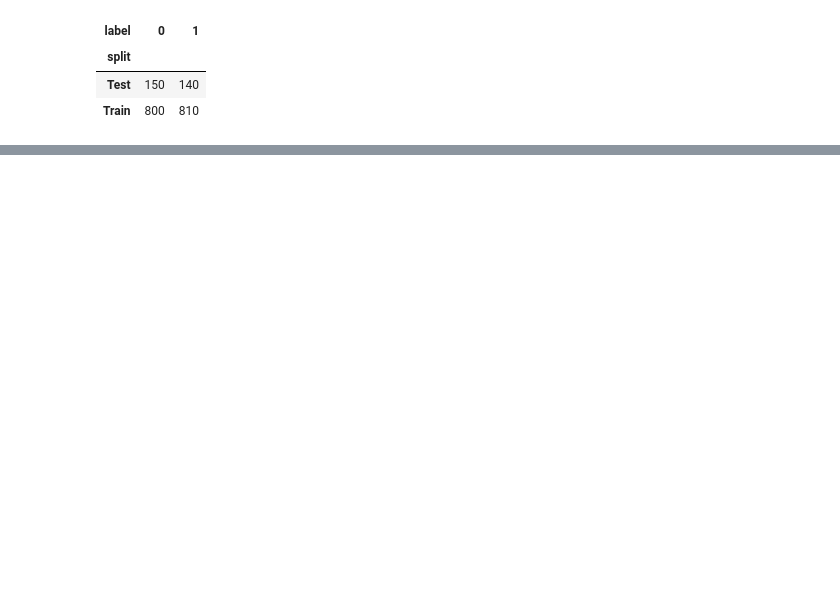
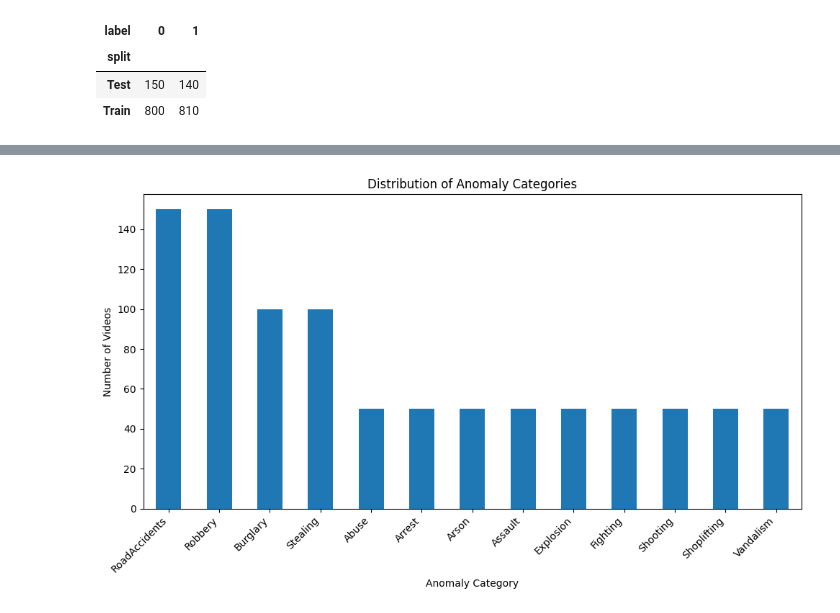
Before and after one commit to asirabm/cctv-video-anomaly-detection, a Jupyter notebook: 01_data_exploration.ipynb, the cells around one changed output, grey strips where cells are left out. Saved outputs shown, nothing was run; the diff lists cells and outputs as text; code cells hidden in the pictures; blank space fills up the shorter version.

Commit message:
Add Duplicate video checking and anomaly video category distribution analysis

```diff
--- a/01_data_exploration.ipynb
+++ b/01_data_exploration.ipynb
@@ -325,0 +375,2 @@ plot.show()
+# %%
+anomaly_df=df[df['label']==1]
@@ -325,0 +393,3 @@ plot.show()
+# %%
+anomlay_category_count=anomaly_df['category'].value_counts()
+anomlay_category_count
@@ -325,0 +412,13 @@ plot.show()
+# %%
+anomlay_category_count.plot(
+    kind="bar",
+    figsize=(10,6)
+)
+plot.title("Distribution of Anomaly Categories")
+plot.xlabel("Anomaly Category")
+plot.ylabel("Number of Videos")
+plot.xticks(rotation=45, ha="right")
+plot.tight_layout()
+plot.show()
+# %% [output]
+[figure, added]
```
Also changed, not shown: parts of 12 cells of this notebook.
